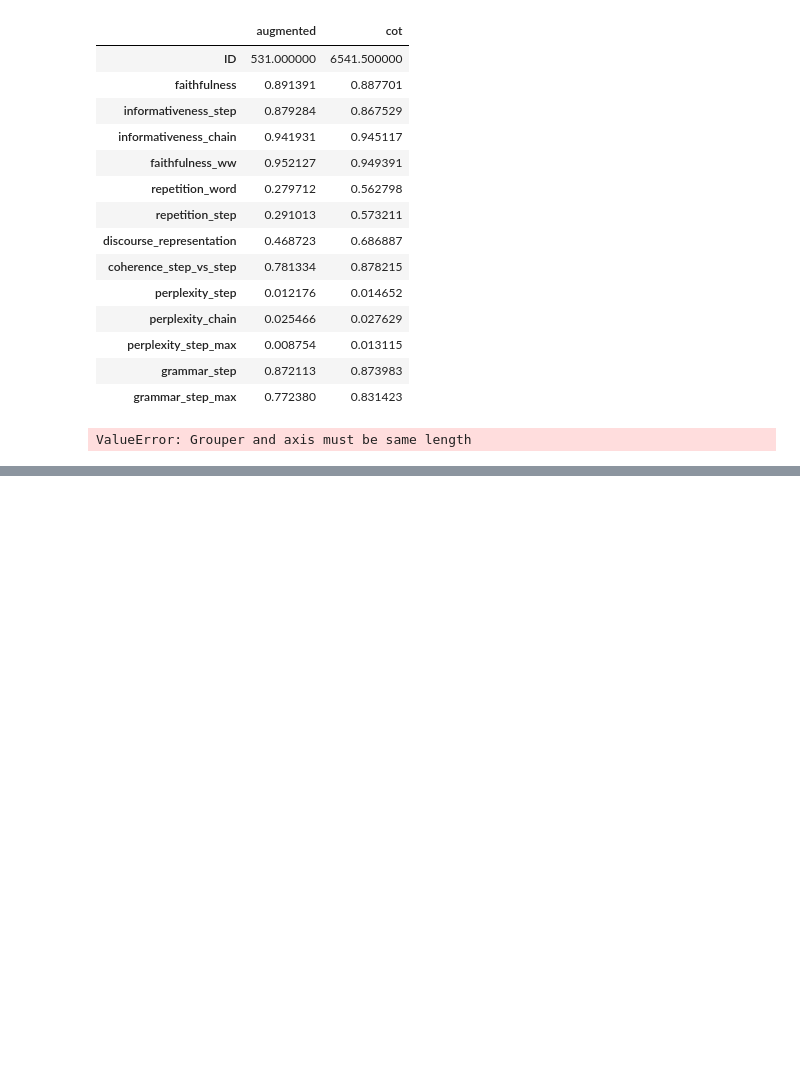
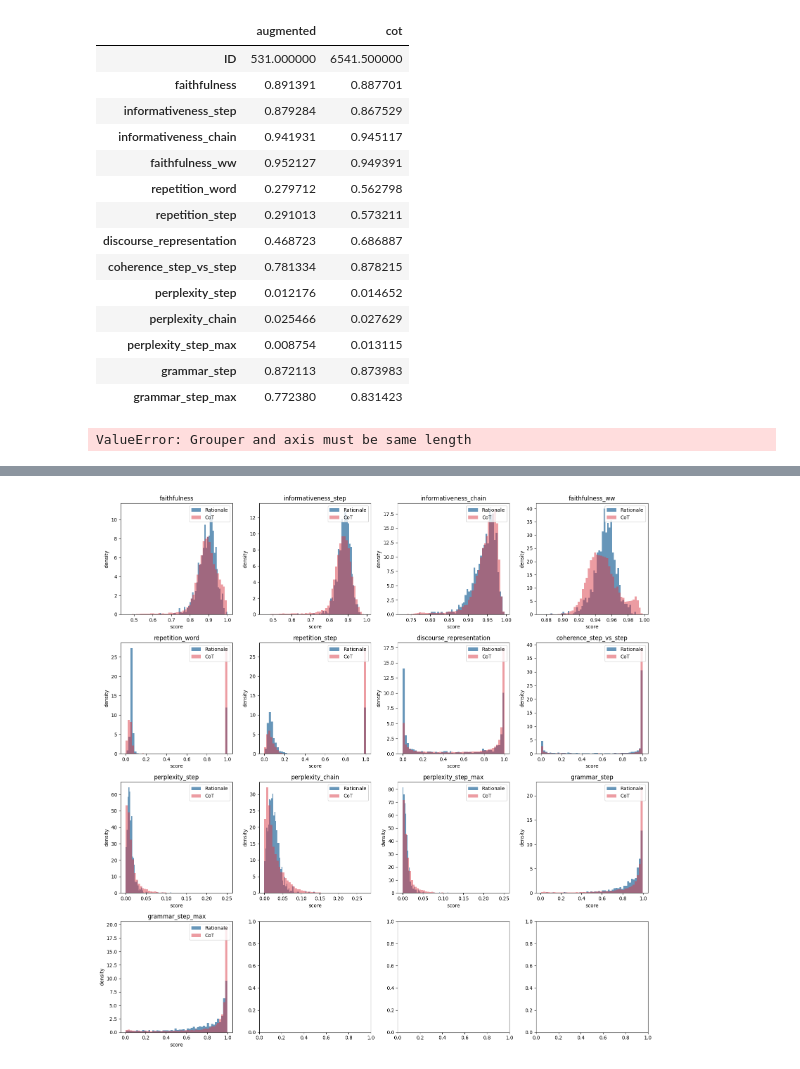
Before and after one commit to joocjun/ParlAI, a Jupyter notebook: projects/roscoe/scores/summary.ipynb, the cells around one changed output, grey strips where cells are left out. Drawn from its saved outputs; the diff is of its cells as text; code cells hidden in the pictures; blank space fills up the shorter version.

Commit message:
seaborn plot

```diff
--- a/projects/roscoe/scores/summary.ipynb
+++ b/projects/roscoe/scores/summary.ipynb
@@ -97,0 +100,25 @@ plt.show()
+# %%
+import matplotlib.pyplot as plt
+import seaborn as sns
+
+# Define a diverging color palette with blue for Rationale and red for CoT
+colors = sns.diverging_palette(240, 10, n=2)
+
+col_name = ['faithfulness', 'informativeness_step', 'informativeness_chain', 'faithfulness_ww', 'repetition_word', 'repetition_step', 'discourse_representation', 'coherence_step_vs_step', 'perplexity_step', 'perplexity_chain', 'perplexity_step_max', 'grammar_step', 'grammar_step_max']
+
+fig, axs = plt.subplots(nrows=4, ncols=4, figsize=(16, 16))
+for i, key in enumerate(col_name):
+    row = i // 4
+    col = i % 4
+    axs[row, col].hist(rationale[key], bins=50, density=True, alpha=0.8, label="Rationale", color=colors[0])
+    axs[row, col].hist(cot[key], bins=50, density=True, alpha=0.5, label="CoT" ,color=colors[1])
+    axs[row, col].set_title(key)
+    axs[row, col].set_xlabel("score")
+    axs[row, col].set_ylabel("density")
+    axs[row, col].legend(loc='upper right')
+
+plt.tight_layout()
+plt.savefig("roscoe-512-roberta-base/output/rat_cot_all.svg",format='svg', dpi='figure', bbox_inches='tight')
+plt.show()
+# %% [output]
+[figure, added]
```
Also changed, not shown: parts of 1 cell of this notebook, 1 other file.
